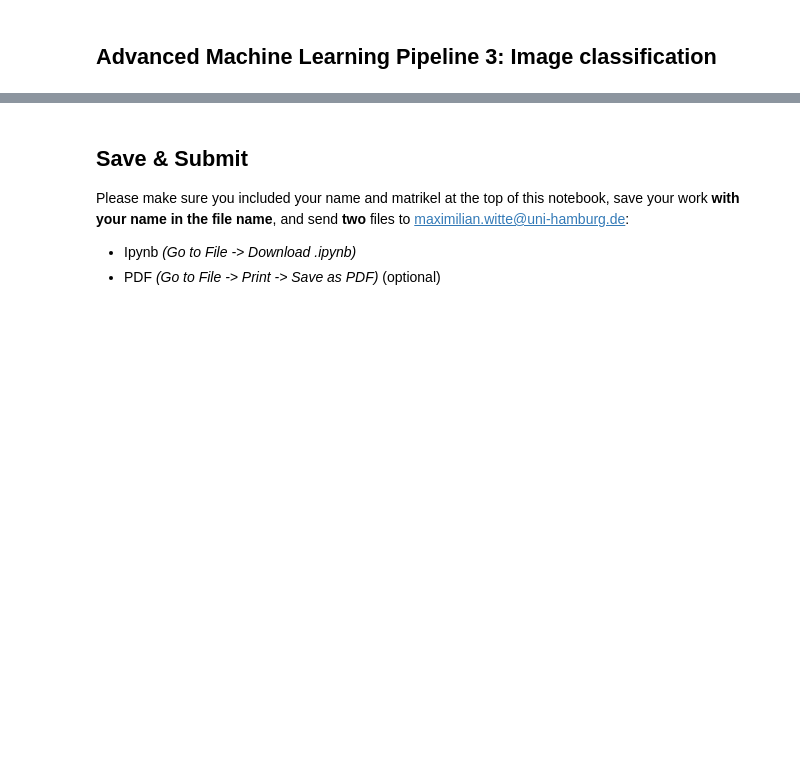
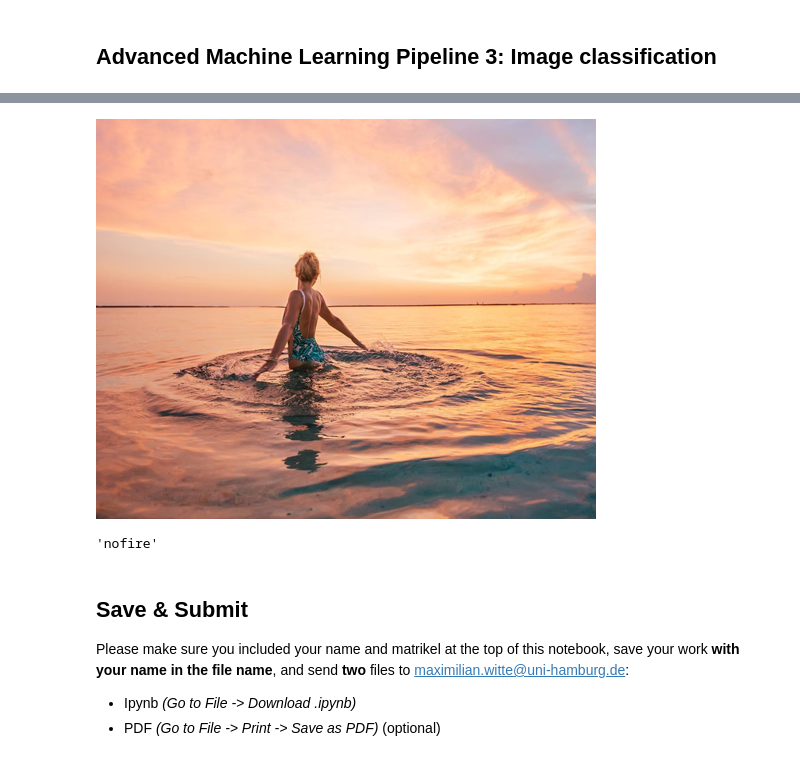
Before and after one commit to Maximilianwte/Data-Science-for-Customer-Insight, a Jupyter notebook: DataScience Introduction GRADED - DSCI.ipynb, the cells around one changed output, grey strips where cells are left out. Drawn from its saved outputs; the diff is of its cells as text; code cells hidden in the pictures; blank space fills up the shorter version.

```diff
--- a/DataScience Introduction GRADED - DSCI.ipynb
+++ b/DataScience Introduction GRADED - DSCI.ipynb
@@ -600,3 +618,8 @@ RuntimeError: ignored
+# %%
+predict_url("https://i.insider.com/5eb992a7e3c3fb1d85133fc5?width=700")
+# %% [output]
+[figure, added]
+'nofire'
 # %% [markdown]
 ## Save & Submit
 
```
Also changed, not shown: parts of 43 cells of this notebook.
